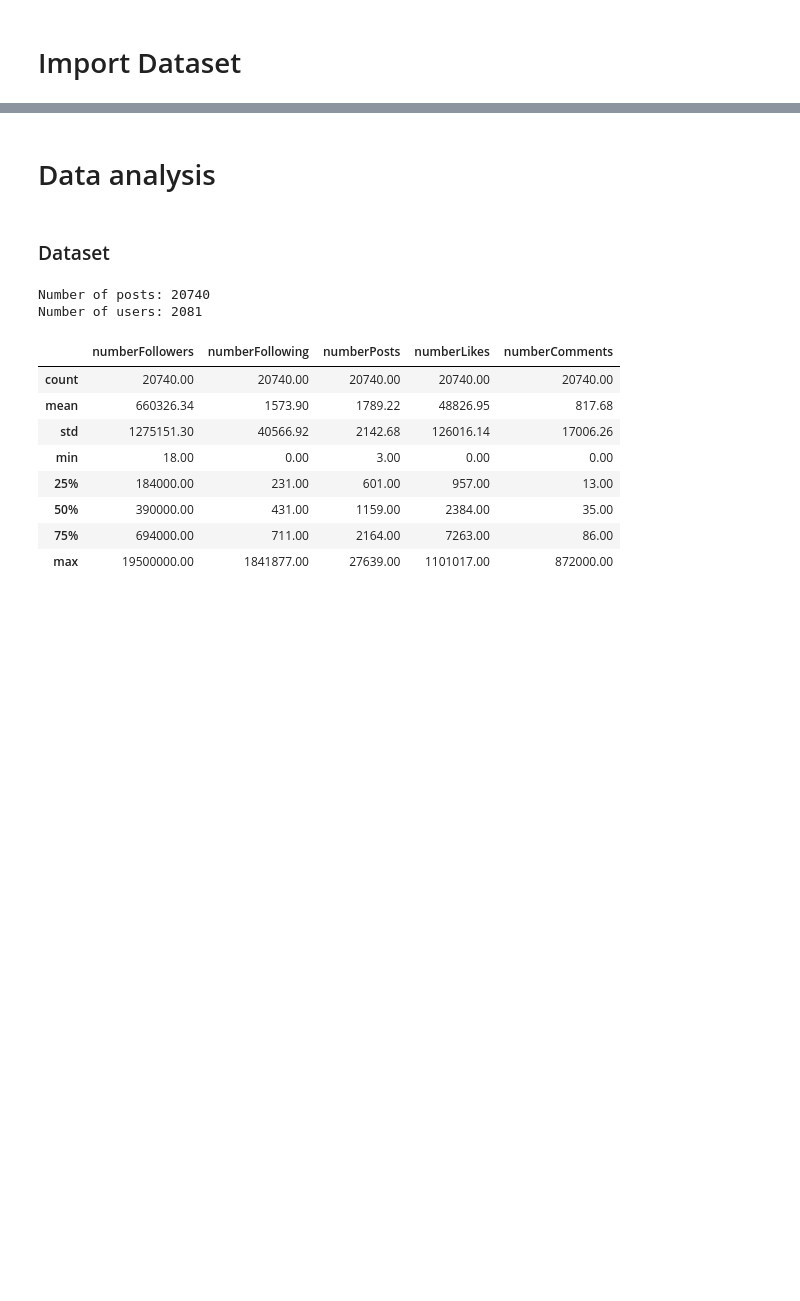
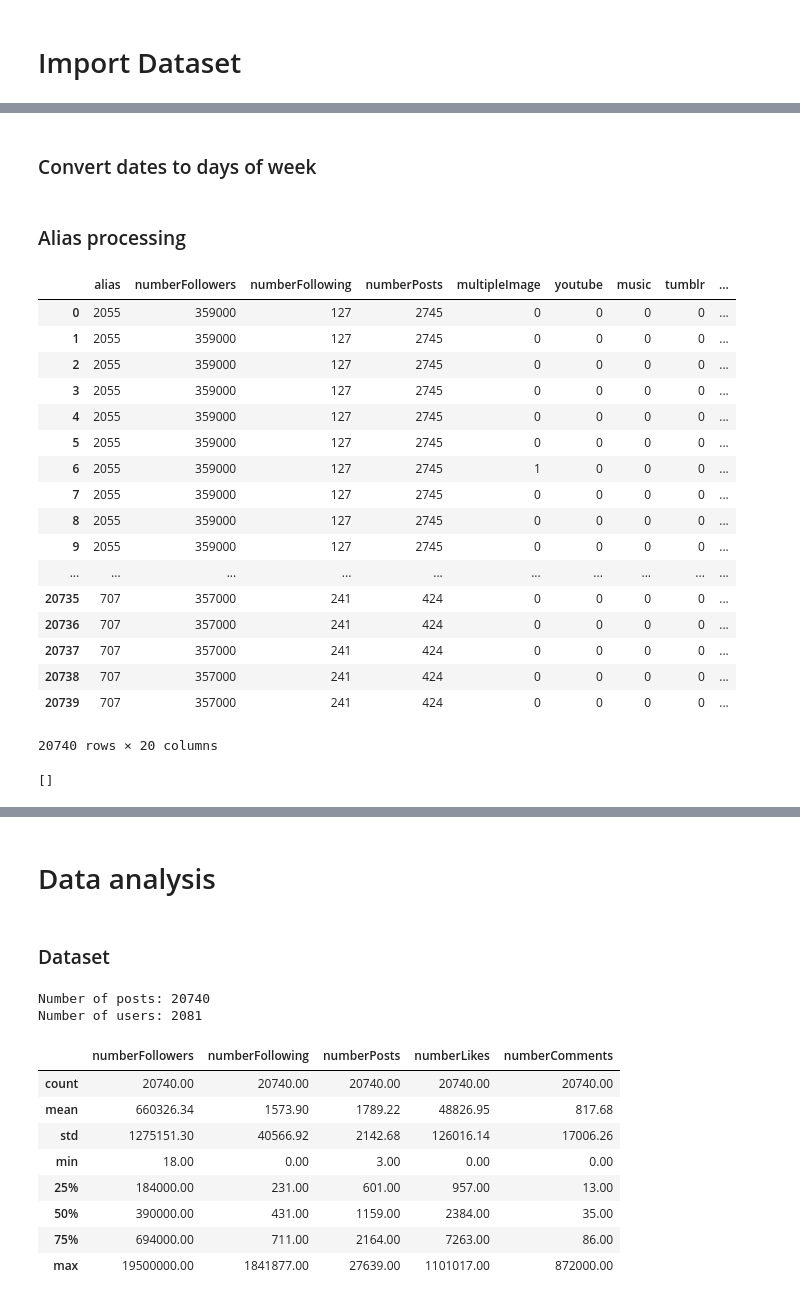
Before and after one commit to gvsi/instagram-like-predictor, a Jupyter notebook: GenerateDataset.ipynb, the cells around one changed output, grey strips where cells are left out. Saved outputs shown, nothing was run; the diff lists cells and outputs as text; code cells hidden in the pictures; blank space fills up the shorter version.

```diff
--- a/GenerateDataset.ipynb
+++ b/GenerateDataset.ipynb
@@ -93,0 +127,49 @@ dataset.to_csv('dataset2.csv', index=False)
+# %%
+processed['multipleImage']=processed['multipleImage'].astype(int)
+# %% [markdown]
+### Convert dates to days of week
+# %%
+copy=processed["date"].copy()
+for i in range(0, 20740):
+    copy[i] = datetime.weekday((dateutil.parser.parse(processed["date"][i])))
+processed["date"]=copy.astype(np.int64)
+# %%
+processed['mon']=(processed['date']==0).astype(int)
+processed['tue']=(processed['date']==1).astype(int)
+processed['wed']=(processed['date']==2).astype(int)
+processed['thu']=(processed['date']==3).astype(int)
+processed['fri']=(processed['date']==4).astype(int)
+processed['sat']=(processed['date']==5).astype(int)
+processed['sun']=(processed['date']==6).astype(int)
+
+processed = processed.drop(['date'], axis=1)
+# %% [markdown]
+### Alias processing
+# %%
+le = preprocessing.LabelEncoder()
+le.fit(processed["alias"])
+list(le.classes_)
+alias_num=le.transform(processed["alias"])
+#list(le.inverse_transform(alias_num))
+processed["alias"]=alias_num
+# %%
+processed
+# %% [output]
+|  | alias | numberFollowers | numberFollowing | numberPosts | multipleImage | youtube | music | tumblr | ... |
+| 0 | 2055 | 359000 | 127 | 2745 | 0 | 0 | 0 | 0 | ... |
+| 1 | 2055 | 359000 | 127 | 2745 | 0 | 0 | 0 | 0 | ... |
+| 2 | 2055 | 359000 | 127 | 2745 | 0 | 0 | 0 | 0 | ... |
+| 3 | 2055 | 359000 | 127 | 2745 | 0 | 0 | 0 | 0 | ... |
+| 4 | 2055 | 359000 | 127 | 2745 | 0 | 0 | 0 | 0 | ... |
+| 5 | 2055 | 359000 | 127 | 2745 | 0 | 0 | 0 | 0 | ... |
+| 6 | 2055 | 359000 | 127 | 2745 | 1 | 0 | 0 | 0 | ... |
+| 7 | 2055 | 359000 | 127 | 2745 | 0 | 0 | 0 | 0 | ... |
+| 8 | 2055 | 359000 | 127 | 2745 | 0 | 0 | 0 | 0 | ... |
+| 9 | 2055 | 359000 | 127 | 2745 | 0 | 0 | 0 | 0 | ... |
+| ... | ... | ... | ... | ... | ... | ... | ... | ... | ... |
+| 20735 | 707 | 357000 | 241 | 424 | 0 | 0 | 0 | 0 | ... |
+| 20736 | 707 | 357000 | 241 | 424 | 0 | 0 | 0 | 0 | ... |
+| 20737 | 707 | 357000 | 241 | 424 | 0 | 0 | 0 | 0 | ... |
+| 20738 | 707 | 357000 | 241 | 424 | 0 | 0 | 0 | 0 | ... |
+| 20739 | 707 | 357000 | 241 | 424 | 0 | 0 | 0 | 0 | ... |
+20740 rows × 20 columns
@@ -93,0 +188,4 @@ dataset.to_csv('dataset2.csv', index=False)
+# %%
+numFollowers
+# %% [output]
+[]
```
Also changed, not shown: parts of 28 cells of this notebook.
